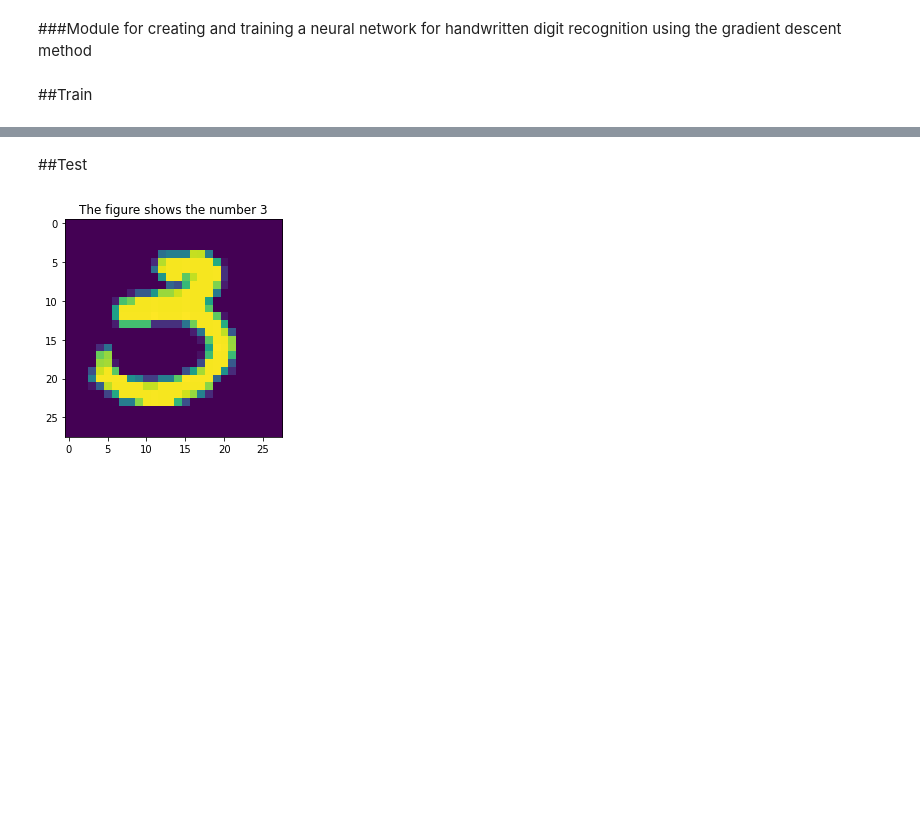
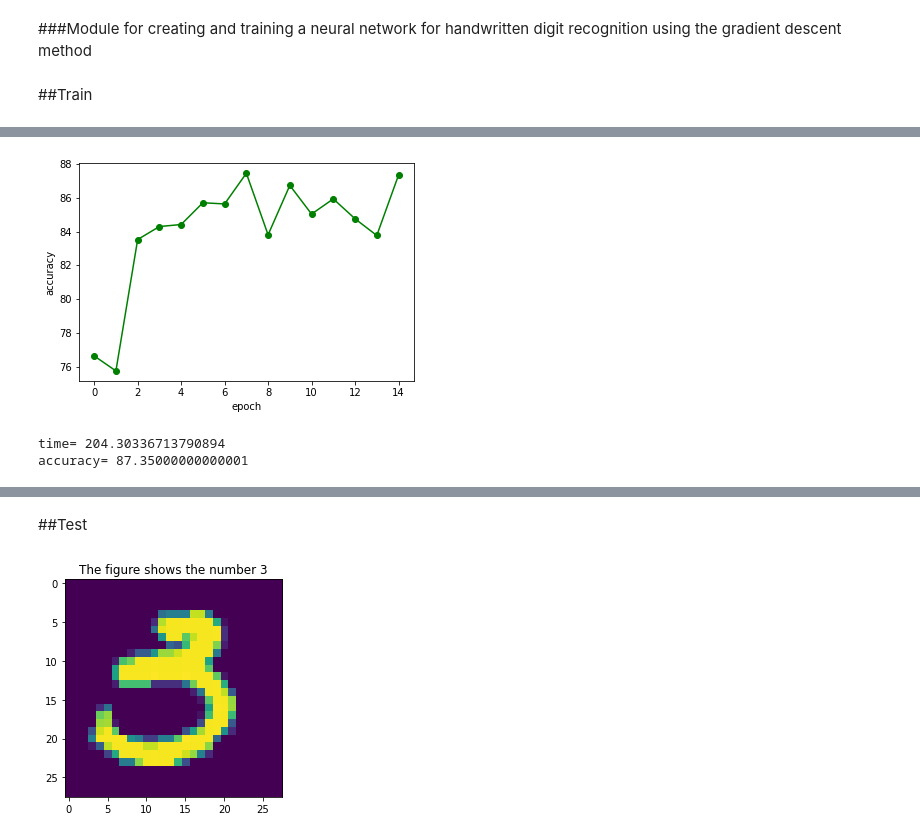
Before and after one commit to Nastasy822/SUSU, a Jupyter notebook: DeepLearning/main.ipynb, the cells around one changed output, grey strips where cells are left out. Drawn from its saved outputs; the diff is of its cells as text; code cells hidden in the pictures; blank space fills up the shorter version.

```diff
--- a/DeepLearning/main.ipynb
+++ b/DeepLearning/main.ipynb
@@ -19,0 +35,8 @@ net.SGD(train_data, 30, 10, 3.0, test_data=test_data)
+# %%
+train_data, valid_data, test_data = MNIST.get_dataset('./mnist.pkl.gz') #mnist_loader.
+net = network.Network([784, 30, 10])
+net.SGD(train_data, 15, 2, 3.0, test_data=test_data)
+# %% [output]
+[figure, added]
+time= 204.30336713790894
+accuracy= 87.35000000000001
```
Also changed, not shown: parts of 9 cells of this notebook, 1 other file.
